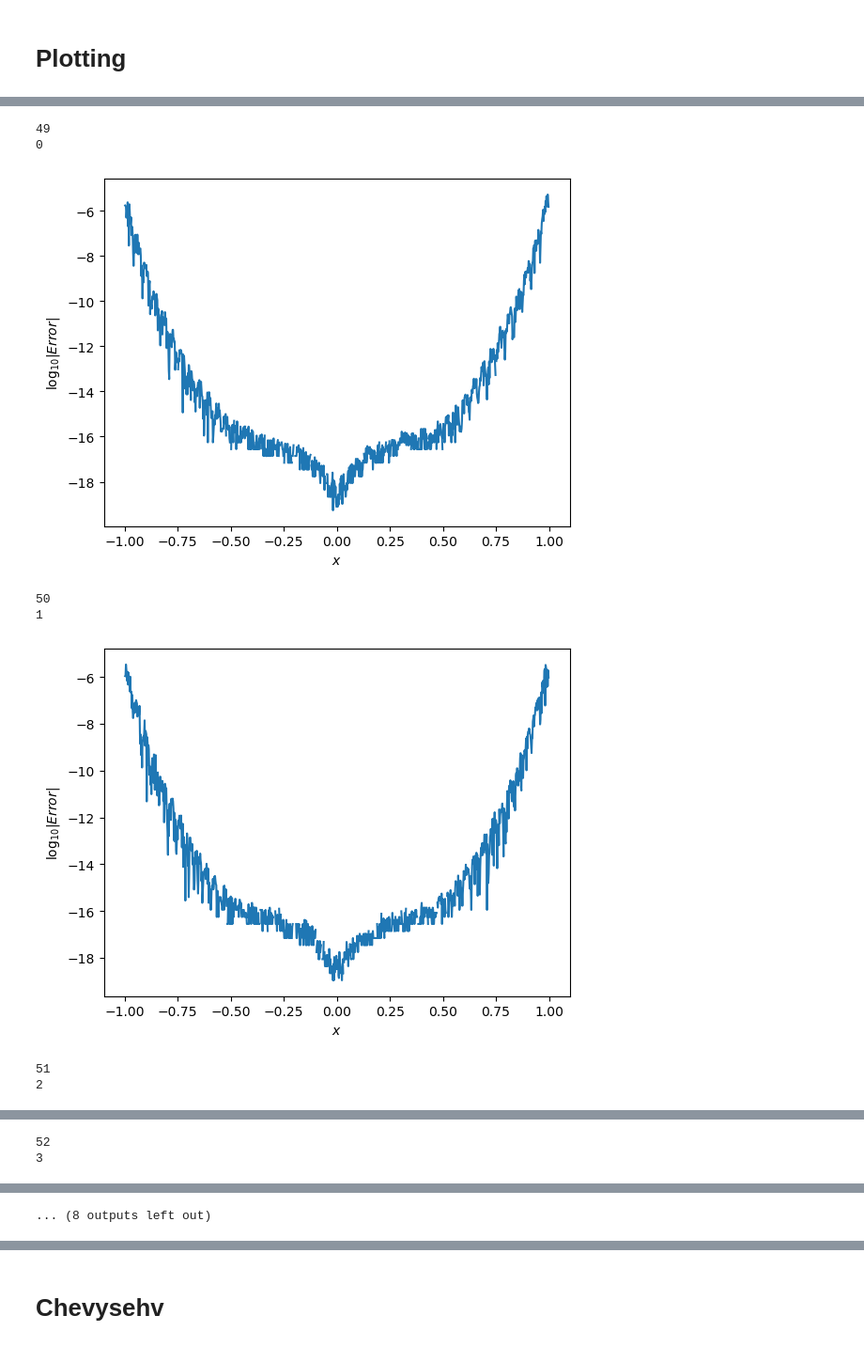
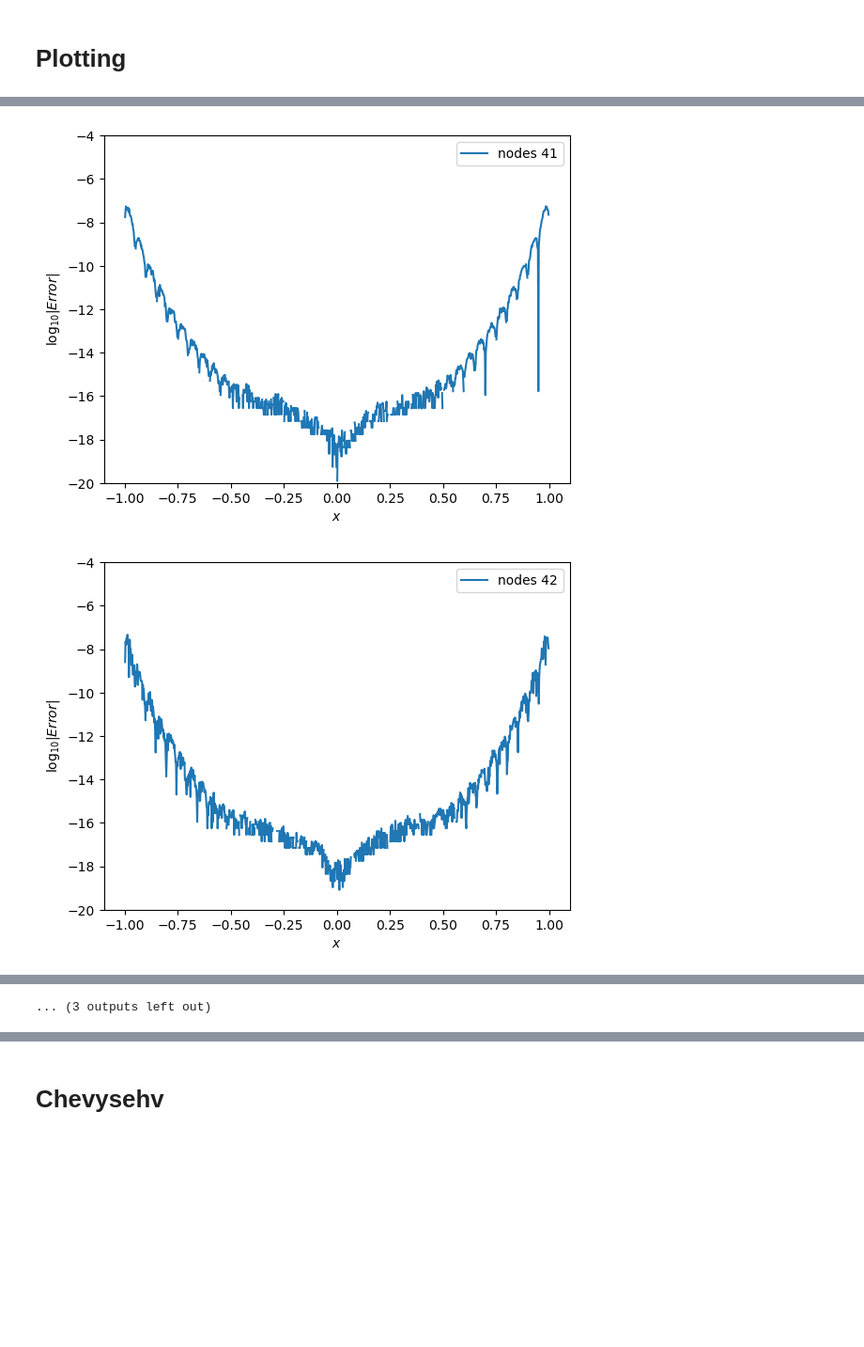
Before and after one commit to byeolla/science_dnn, a Jupyter notebook: 2019310729 Jaehoon Yoo MTH3033HW4.ipynb, the cells around one changed output, grey strips where cells are left out. Shown at 94% size. Saved outputs shown, nothing was run; the diff lists cells and outputs as text; code cells hidden in the pictures; blank space fills up the shorter version.

```diff
--- a/2019310729 Jaehoon Yoo MTH3033HW4.ipynb
+++ b/2019310729 Jaehoon Yoo MTH3033HW4.ipynb
@@ -69,8 +57,12 @@ for i in range(1, 6):
 # %%
-for i in range(0, 10):
-    xnodes = np.linspace(-1, 1, 49+i)
+for i in range(0, 15):
+    xnodes = np.linspace(-1, 1, 41+i)
     fnodes = f1(xnodes)
-    print(xnodes.size)
-    print(i)
-    interp_plotter(xnodes, fnodes, xquery, ftrue)
+
+    interp_plotter(xnodes, fnodes, xquery, ftrue, c=None)
+
+    plt.legend()
+    plt.show()
 # %% [output]
+[figure, new version]
+[figure, new version]
@@ -77,8 +79 @@ for i in range(0, 10):
-49
-0
+... (3 outputs left out)
-[figure, old version]
-50
-1
-[figure, old version]
-51
-2
@@ -86,2 +79,0 @@ for i in range(0, 10):
-52
-3
@@ -95 +79,0 @@ for i in range(0, 10):
-... (8 outputs left out)
```
Also changed, not shown: parts of 9 cells of this notebook.
